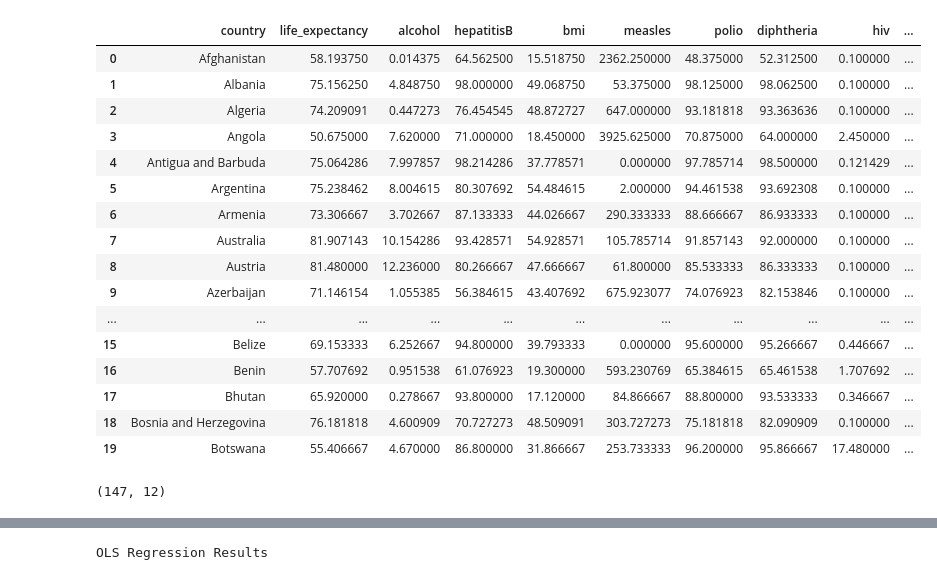
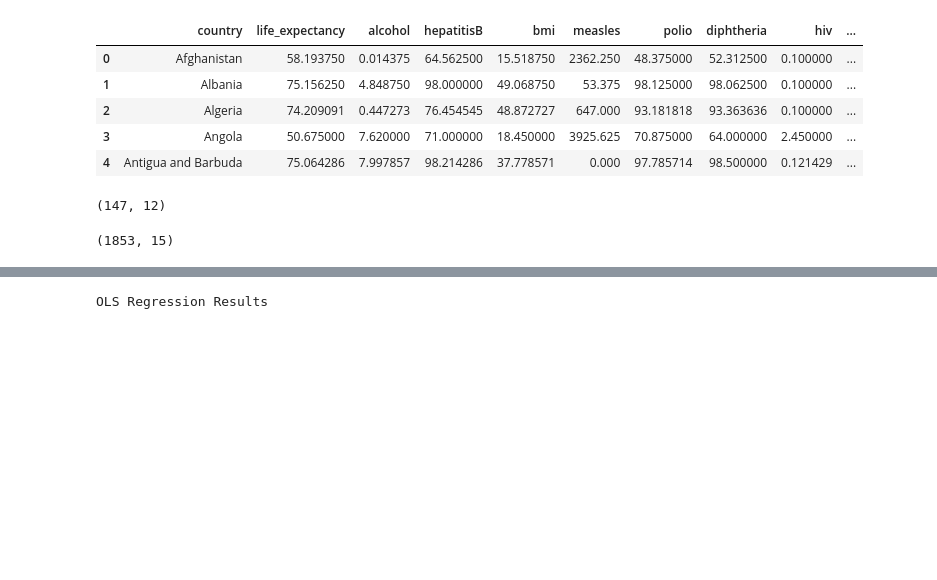
Before and after one commit to DaggerForce/Life_Expectancy_Project, a Jupyter notebook: data_mining.ipynb, the cells around one changed output, grey strips where cells are left out. Drawn from its saved outputs; the diff is of its cells as text; code cells hidden in the pictures; blank space fills up the shorter version.

```diff
--- a/data_mining.ipynb
+++ b/data_mining.ipynb
@@ -10,39 +10,32 @@ from statsmodels.formula.api import ols
 # %%
 df = pd.read_csv('refined_life_expect.csv')
 # print(df.head(20))
 df.dropna(inplace=True) #remove all the observations missing data
 
 grouped_df = df.groupby(by='country', as_index=False).agg({'life_expectancy': 'mean', 'alcohol': 'mean',
                                                            'hepatitisB': 'mean', 'bmi': 'mean',
                                                            'measles': 'mean', 'polio': 'mean',
                                                            'polio': 'mean', 'diphtheria': 'mean',
                                                            'hiv': 'mean', 'total_expenditure': 'mean',
                                                            'gdp': 'mean', 'thinness_till19': 'mean',
-                                                           'status': 'unique'})
+                                                           })
 
-grouped_df.head(20)
+grouped_df.head()
 # %% [output]
 |  | country | life_expectancy | alcohol | hepatitisB | bmi | measles | polio | diphtheria | hiv | ... |
-| 0 | Afghanistan | 58.193750 | 0.014375 | 64.562500 | 15.518750 | 2362.250000 | 48.375000 | 52.312500 | 0.100000 | ... |
-| 1 | Albania | 75.156250 | 4.848750 | 98.000000 | 49.068750 | 53.375000 | 98.125000 | 98.062500 | 0.100000 | ... |
-| 2 | Algeria | 74.209091 | 0.447273 | 76.454545 | 48.872727 | 647.000000 | 93.181818 | 93.363636 | 0.100000 | ... |
-| 3 | Angola | 50.675000 | 7.620000 | 71.000000 | 18.450000 | 3925.625000 | 70.875000 | 64.000000 | 2.450000 | ... |
-| 4 | Antigua and Barbuda | 75.064286 | 7.997857 | 98.214286 | 37.778571 | 0.000000 | 97.785714 | 98.500000 | 0.121429 | ... |
-| 5 | Argentina | 75.238462 | 8.004615 | 80.307692 | 54.484615 | 2.000000 | 94.461538 | 93.692308 | 0.100000 | ... |
-| 6 | Armenia | 73.306667 | 3.702667 | 87.133333 | 44.026667 | 290.333333 | 88.666667 | 86.933333 | 0.100000 | ... |
-| 7 | Australia | 81.907143 | 10.154286 | 93.428571 | 54.928571 | 105.785714 | 91.857143 | 92.000000 | 0.100000 | ... |
-| 8 | Austria | 81.480000 | 12.236000 | 80.266667 | 47.666667 | 61.800000 | 85.533333 | 86.333333 | 0.100000 | ... |
-| 9 | Azerbaijan | 71.146154 | 1.055385 | 56.384615 | 43.407692 | 675.923077 | 74.076923 | 82.153846 | 0.100000 | ... |
-| ... | ... | ... | ... | ... | ... | ... | ... | ... | ... | ... |
-| 15 | Belize | 69.153333 | 6.252667 | 94.800000 | 39.793333 | 0.000000 | 95.600000 | 95.266667 | 0.446667 | ... |
-| 16 | Benin | 57.707692 | 0.951538 | 61.076923 | 19.300000 | 593.230769 | 65.384615 | 65.461538 | 1.707692 | ... |
-| 17 | Bhutan | 65.920000 | 0.278667 | 93.800000 | 17.120000 | 84.866667 | 88.800000 | 93.533333 | 0.346667 | ... |
-| 18 | Bosnia and Herzegovina | 76.181818 | 4.600909 | 70.727273 | 48.509091 | 303.727273 | 75.181818 | 82.090909 | 0.100000 | ... |
-| 19 | Botswana | 55.406667 | 4.670000 | 86.800000 | 31.866667 | 253.733333 | 96.200000 | 95.866667 | 17.480000 | ... |
+| 0 | Afghanistan | 58.193750 | 0.014375 | 64.562500 | 15.518750 | 2362.250 | 48.375000 | 52.312500 | 0.100000 | ... |
+| 1 | Albania | 75.156250 | 4.848750 | 98.000000 | 49.068750 | 53.375 | 98.125000 | 98.062500 | 0.100000 | ... |
+| 2 | Algeria | 74.209091 | 0.447273 | 76.454545 | 48.872727 | 647.000 | 93.181818 | 93.363636 | 0.100000 | ... |
+| 3 | Angola | 50.675000 | 7.620000 | 71.000000 | 18.450000 | 3925.625 | 70.875000 | 64.000000 | 2.450000 | ... |
+| 4 | Antigua and Barbuda | 75.064286 | 7.997857 | 98.214286 | 37.778571 | 0.000 | 97.785714 | 98.500000 | 0.121429 | ... |
 # %%
 grouped_df.shape
 # %% [output]
 (147, 12)
+# %%
+df.shape
+# %% [output]
+(1853, 15)
 # %%
 sns.pairplot(df, diag_kind="kde", height=2.5)
 # %% [output]
```
Also changed, not shown: parts of 2 cells of this notebook, 2 other files.
